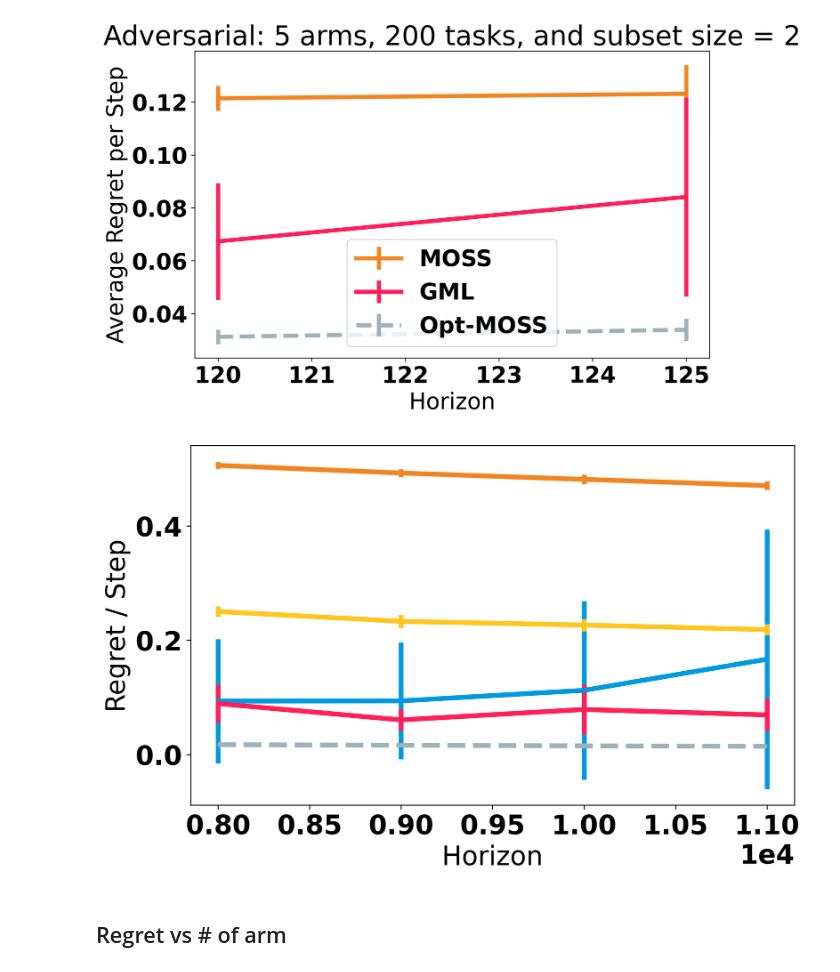
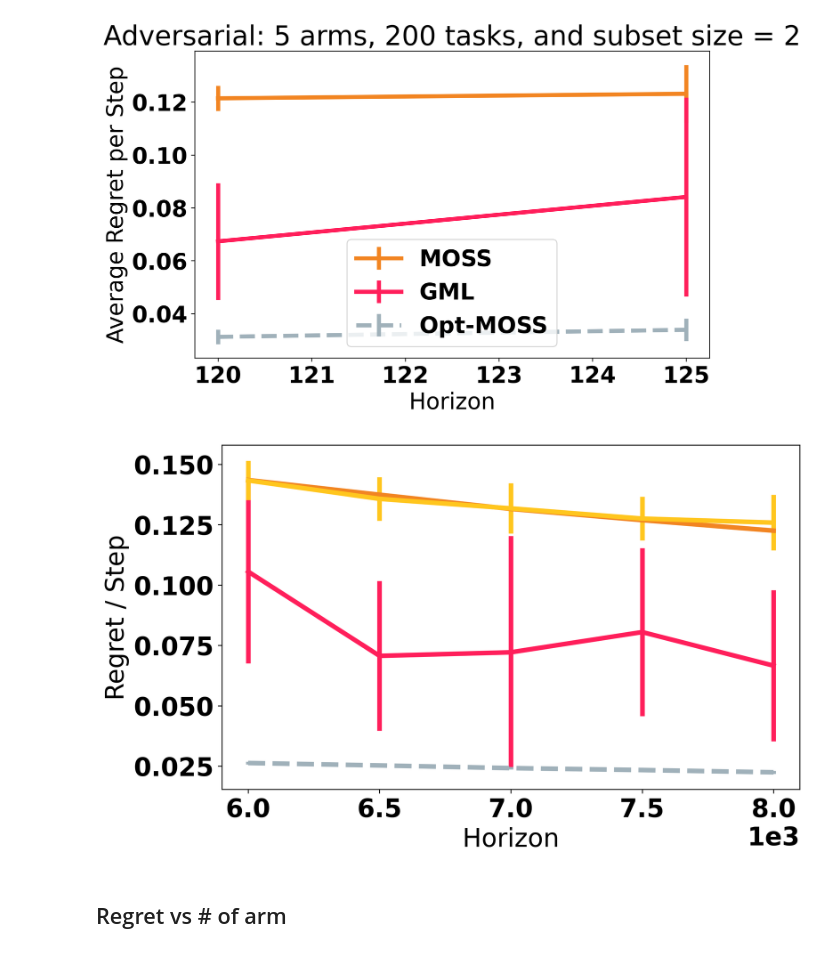
Before and after one commit to duongnhatthang/meta-bandit, a Jupyter notebook: main.ipynb, the cells around one changed output. Drawn from its saved outputs; the diff is of its cells as text; code cells hidden in the pictures.

```diff
--- a/main.ipynb
+++ b/main.ipynb
@@ -24,8 +24,8 @@ plt.rcParams['figure.dpi'] = 300
 
 N_TASKS = 500 #Actual: 60
 N_ARMS = 80
-OPT_SIZE = 15 # >1
-HORIZON = 6000
+OPT_SIZE = 8 # >1
+HORIZON = 4000
 N_EXPS = 5 #No. of repeat experiments
 
 GAP_THRESHOLD = np.sqrt(N_ARMS*np.log(N_TASKS)/HORIZON)
@@ -35,15 +35,15 @@ kwargs = {
           'is_adversarial': True,
 #           'skip_list': ["PMML", "GML", "GML_FC", "EE"],
 #           'skip_list': [],
-          'skip_list': ['PMML', 'GML_FC', 'EE', 'OG'],
+          'skip_list': ['PMML', 'GML_FC', 'EE'],
 #           'skip_list': ['PMML'],
 #           'task_cache_step': 20,
           'timeout': 45, # maximum duration for each experiment. Unit = minute. -1 = unlimited
           'quiet': True,
           'linewidth': 4,
-          'plot_legend': True,
-          'OG_scale': 0.004,
-          'n_optimal': 2,
+          'plot_legend': False,
+          'OG_scale': 0.008,
+          'n_optimal': 1,
          }
 if kwargs['is_adversarial']:
     setting = "Adversarial"
@@ -116,18 +116,18 @@ opt_indices = [2 4]
 # %%
 # Plot from loaded cache file
 # X_h = np.arange(120, 260, 25) # small
 # X_h = np.arange(270, 440, 50) # small stochastic
-X_h = np.arange(8000, 12010, 1000)
+X_h = np.arange(6000, 8010, 500)
 regret_dict_h = pickle.load(open("results/cache_600_tasks/Adversarial_horizon.p", "rb"))
-regret_dict_h['opt_moss_regrets']=regret_dict_h['opt_moss_regrets'][:,:-1] #TODO: bug last steps some not finished
+# regret_dict_h = pickle.load(open("results/Adversarial2_horizon.p", "rb"))
 title = ''
 # title = f'{setting}: {N_ARMS} arms, {N_TASKS} tasks, and subset size = {OPT_SIZE}'
 xlabel, ylabel = 'Horizon', 'Regret / Step'
 # plt.ylim([-0.4, 0.6])
 utils.plot(X_h, regret_dict_h, title, xlabel, ylabel, **kwargs)
 plt.ticklabel_format(axis="x", style="sci", scilimits=(0,0))
 # %% [output]
-[figure, old version]
+[figure, new version]
 # %% [markdown]
 ## Regret vs # of arm
 # %%
```
Also changed, not shown: parts of 6 cells of this notebook, 2 other files.
